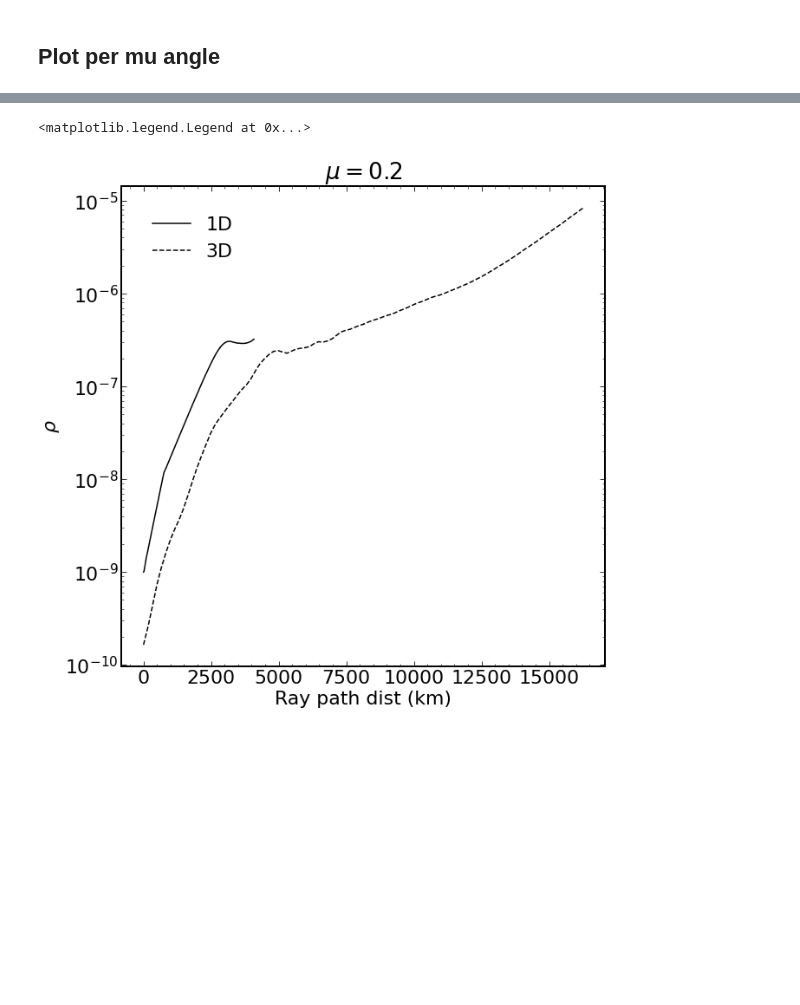
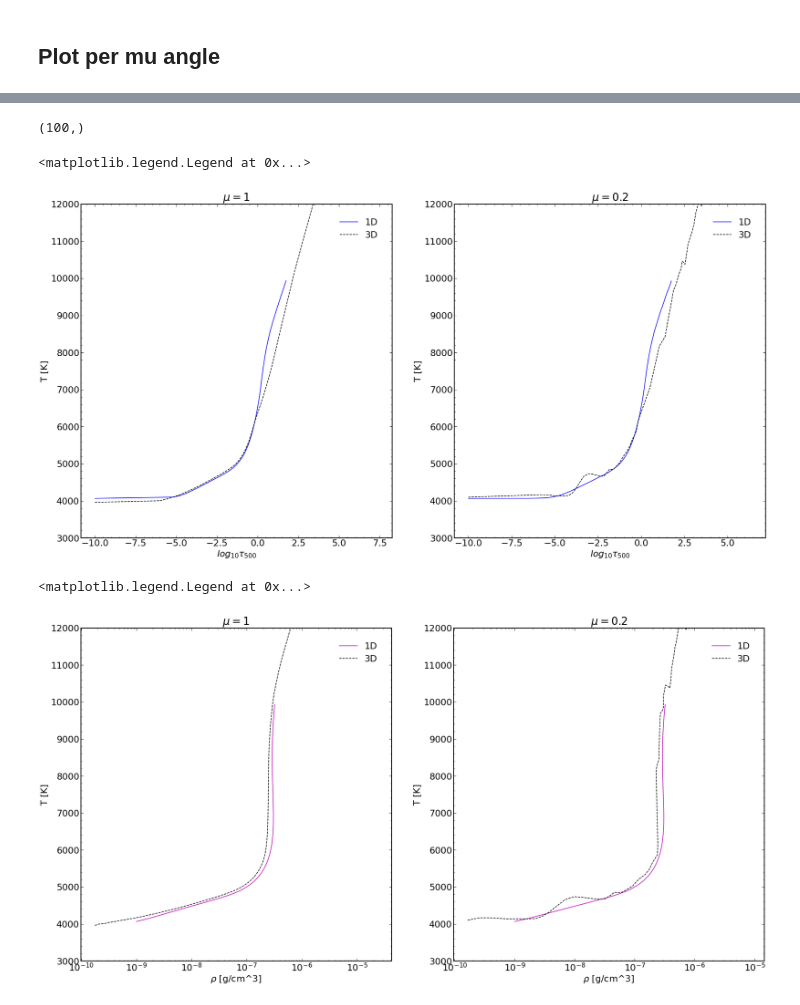
Before and after one commit to nohg/SiliconM3DAnalysis, a Jupyter notebook: Temp_depth.ipynb, the cells around one changed output, grey strips where cells are left out. Drawn from its saved outputs; the diff is of its cells as text; code cells hidden in the pictures; blank space fills up the shorter version.

```diff
--- a/Temp_depth.ipynb
+++ b/Temp_depth.ipynb
@@ -331,11 +293,50 @@ ax.legend()
-# %%
-fig, ax = plt.subplots(1, figsize=(10,10))
-ax.semilogy(h_array_1D.ravel() * 1e-5 ,rho_array_1D.ravel(), label='1D', color='k' , linestyle='-')
-ax.semilogy(h_array_3D.ravel() * 1e-5 ,rho_array_3D.ravel(),  label='3D', color='k' , linestyle='--')
-ax.set_ylabel(r'$\rho$')
-ax.set_xlabel('Ray path dist (km)')
-ax.set_title('$\mu = 0.2$')
-ax.legend()
-# %% [output]
-<matplotlib.legend.Legend at 0x...>
-[figure, removed]
+# %%
+od_array_3D.ravel().shape
+# %% [output]
+(100,)
+# %%
+fig, ax = plt.subplots(1,2 , figsize=(30,15))
+ax[0].plot(np.log10(od_hav_1D) ,temp_hav_1D, label='1D', color='b' , linestyle='-')
+ax[0].plot(np.log10(od_hav_3D), temp_hav_3D,  label='3D', color='k' , linestyle='--')
+ax[0].set_xlabel(r'$log_{10}\tau_{500}$')
+ax[0].set_ylabel('T [K]')
+ax[0].set_title('$\mu = 1$')
+ax[0].set_ylim(3000,12000)
+
+ax[0].legend()
+
+ax[1].plot(np.log10(od_array_1D.ravel()), tt_array_1D.ravel(), label='1D', color='b' , linestyle='-')
+ax[1].plot(np.log10(od_array_3D.ravel()), tt_array_3D.ravel(), label='3D', color='k' , linestyle='--')
+ax[1].set_xlabel(r'$log_{10}\tau_{500}$')
+ax[1].set_ylabel('T [K]')
+ax[1].set_title('$\mu = 0.2$')
+ax[1].set_ylim(3000,12000)
+# ax[1].xticks(np.arange(min(x), max(x)+1, 1.0))
+
+
+
+ax[1].legend()
+# %% [output]
+<matplotlib.legend.Legend at 0x...>
+[figure, added]
+# %%
+fig, ax = plt.subplots(1,2 , figsize=(30,15))
+ax[0].semilogx(rho_hav_1D ,temp_hav_1D, label='1D', color='m' , linestyle='-')
+ax[0].semilogx(rho_hav_3D ,temp_hav_3D,  label='3D', color='k' , linestyle='--')
+ax[0].set_xlabel(r'$\rho$ [g/cm^3]')
+ax[0].set_ylabel('T [K]')
+ax[0].set_title('$\mu = 1$')
+ax[0].set_ylim(3000,12000)
+ax[0].legend()
+
+ax[1].semilogx(rho_array_1D.ravel(), tt_array_1D.ravel(), label='1D', color='m' , linestyle='-')
+ax[1].semilogx(rho_array_3D.ravel(),  tt_array_3D.ravel(), label='3D', color='k' , linestyle='--')
+ax[1].set_xlabel(r'$\rho$ [g/cm^3]')
+ax[1].set_ylabel('T [K]')
+ax[1].set_title('$\mu = 0.2$')
+ax[1].set_ylim(3000,12000)
+
+ax[1].legend()
+# %% [output]
+<matplotlib.legend.Legend at 0x...>
+[figure, added]
```
Also changed, not shown: parts of 7 cells of this notebook.
